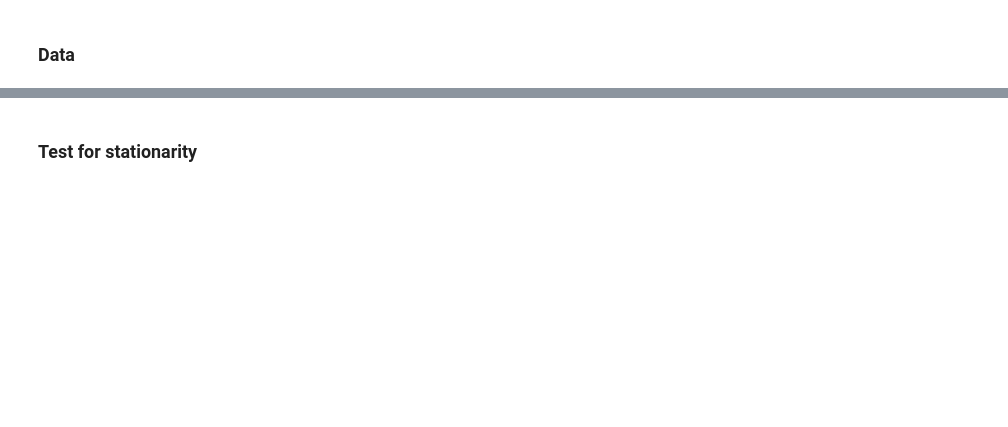
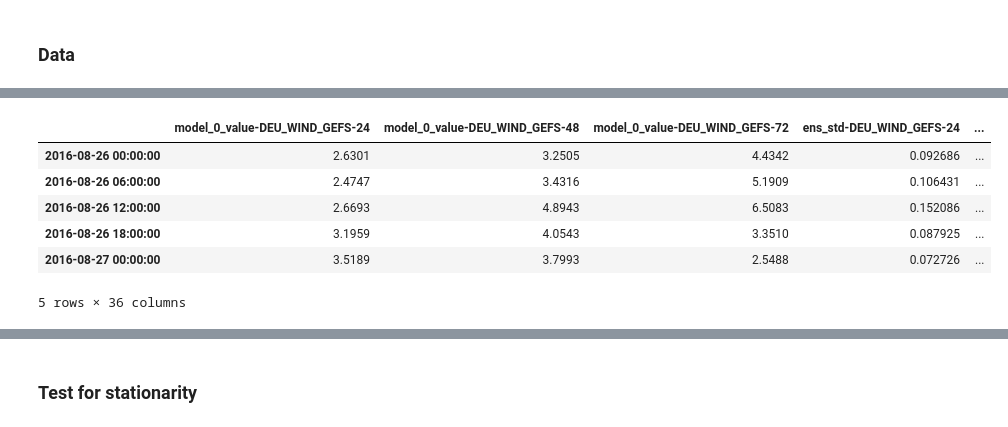
Before and after one commit to jaupimegi23/certainlyUncertain, a Jupyter notebook: models/univariate.ipynb, the cells around one changed output, grey strips where cells are left out. Drawn from its saved outputs; the diff is of its cells as text; code cells hidden in the pictures; blank space fills up the shorter version.

```diff
--- a/models/univariate.ipynb
+++ b/models/univariate.ipynb
@@ -11,3 +23,13 @@ data_path = os.path.join(os.path.dirname(os.getcwd()), 'preprocessing', 'data',
+# %%
+df_train_eg = pd.read_hdf('../preprocessing/data/GEFS_split.h5', key="train")
+df_valid_eg = pd.read_hdf('../preprocessing/data/GEFS_split.h5', key="validation")
+df_test_eg = pd.read_hdf('../preprocessing/data/GEFS_split.h5', key="test")
+
+#df_train = pd.concat([df_train_eg, df_valid_eg])
+df_train_eg.sort_index(inplace=True)
+
+#get columns that end with 24 and have std in them
+interesting_cols_eg = [col for col in df_train_eg.columns if col.endswith('24') and 'std' in col]
 # %% [markdown]
 ### Data
 # %%
@@ -25,0 +61,10 @@ uncertainty_columns = std_columns + mae_columns;
+# %%
+df_train_eg.tail()
+# %% [output]
+|  | model_0_value-DEU_WIND_GEFS-24 | model_0_value-DEU_WIND_GEFS-48 | model_0_value-DEU_WIND_GEFS-72 | ens_std-DEU_WIND_GEFS-24 | ... |
+| 2016-08-26 00:00:00 | 2.6301 | 3.2505 | 4.4342 | 0.092686 | ... |
+| 2016-08-26 06:00:00 | 2.4747 | 3.4316 | 5.1909 | 0.106431 | ... |
+| 2016-08-26 12:00:00 | 2.6693 | 4.8943 | 6.5083 | 0.152086 | ... |
+| 2016-08-26 18:00:00 | 3.1959 | 4.0543 | 3.3510 | 0.087925 | ... |
+| 2016-08-27 00:00:00 | 3.5189 | 3.7993 | 2.5488 | 0.072726 | ... |
+5 rows × 36 columns
```
Also changed, not shown: parts of 24 cells of this notebook, 6 other files.
